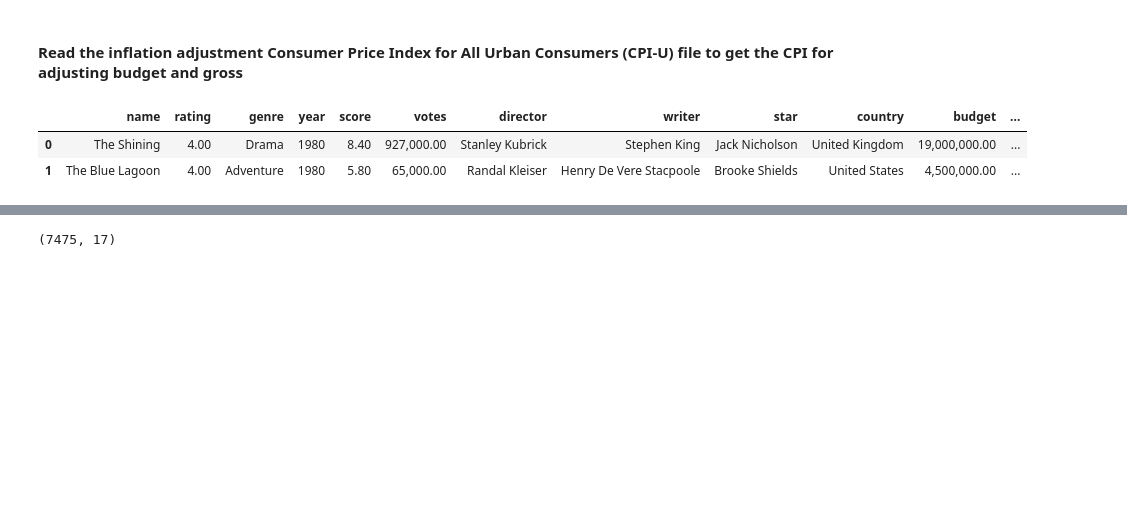
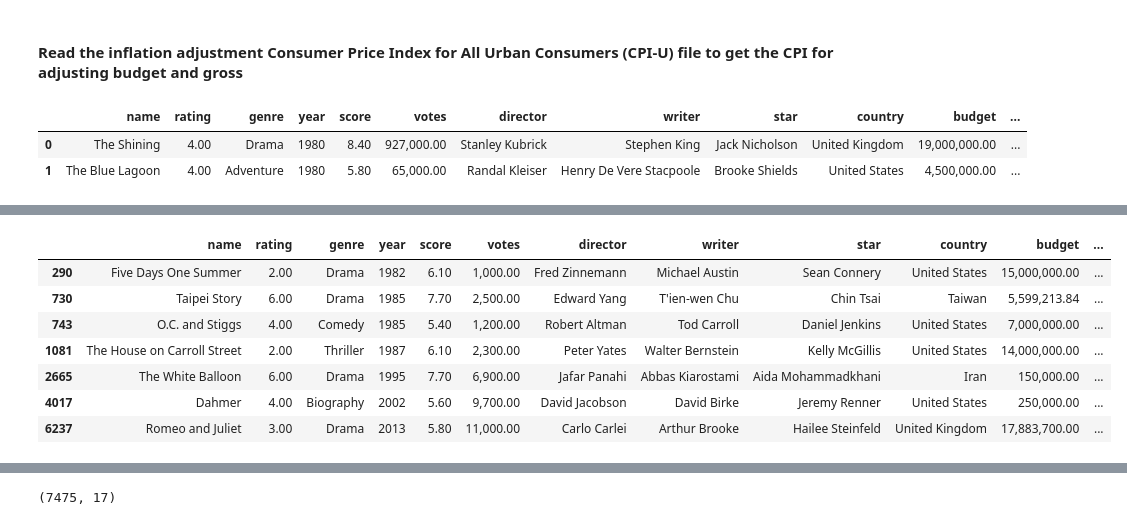
Before and after one commit to pujakc/Project4, a Jupyter notebook: Code/03_Budget_adjustment.ipynb, the cells around one changed output, grey strips where cells are left out. Cells and saved outputs as stored; diff of their text form; code cells hidden in the pictures; blank space fills up the shorter version.

```diff
--- a/Code/03_Budget_adjustment.ipynb
+++ b/Code/03_Budget_adjustment.ipynb
@@ -26,0 +56,11 @@ df.head(2)
+# %%
+valid_months = ['January', 'February', 'March', 'April', 'May', 'June', 'July', 'August', 'September', 'October', 'November', 'December']
+# %%
+def convert_invalid_months(month):
+    if month not in valid_months:
+        return pd.NA #Convert to null value
+
+    else:
+        return month
+# %%
+df['month'] = df['month'].apply(convert_invalid_months)
@@ -26,0 +85,12 @@ df.head(2)
+# %%
+# Checking the months with missing nulls
+df[df['month'].isnull()]
+# %% [output]
+|  | name | rating | genre | year | score | votes | director | writer | star | country | budget | ... |
+| 290 | Five Days One Summer | 2.00 | Drama | 1982 | 6.10 | 1,000.00 | Fred Zinnemann | Michael Austin | Sean Connery | United States | 15,000,000.00 | ... |
+| 730 | Taipei Story | 6.00 | Drama | 1985 | 7.70 | 2,500.00 | Edward Yang | T'ien-wen Chu | Chin Tsai | Taiwan | 5,599,213.84 | ... |
+| 743 | O.C. and Stiggs | 4.00 | Comedy | 1985 | 5.40 | 1,200.00 | Robert Altman | Tod Carroll | Daniel Jenkins | United States | 7,000,000.00 | ... |
+| 1081 | The House on Carroll Street | 2.00 | Thriller | 1987 | 6.10 | 2,300.00 | Peter Yates | Walter Bernstein | Kelly McGillis | United States | 14,000,000.00 | ... |
+| 2665 | The White Balloon | 6.00 | Drama | 1995 | 7.70 | 6,900.00 | Jafar Panahi | Abbas Kiarostami | Aida Mohammadkhani | Iran | 150,000.00 | ... |
+| 4017 | Dahmer | 4.00 | Biography | 2002 | 5.60 | 9,700.00 | David Jacobson | David Birke | Jeremy Renner | United States | 250,000.00 | ... |
+| 6237 | Romeo and Juliet | 3.00 | Drama | 2013 | 5.80 | 11,000.00 | Carlo Carlei | Arthur Brooke | Hailee Steinfeld | United Kingdom | 17,883,700.00 | ... |
```
Also changed, not shown: parts of 7 cells of this notebook, 4 other files.
